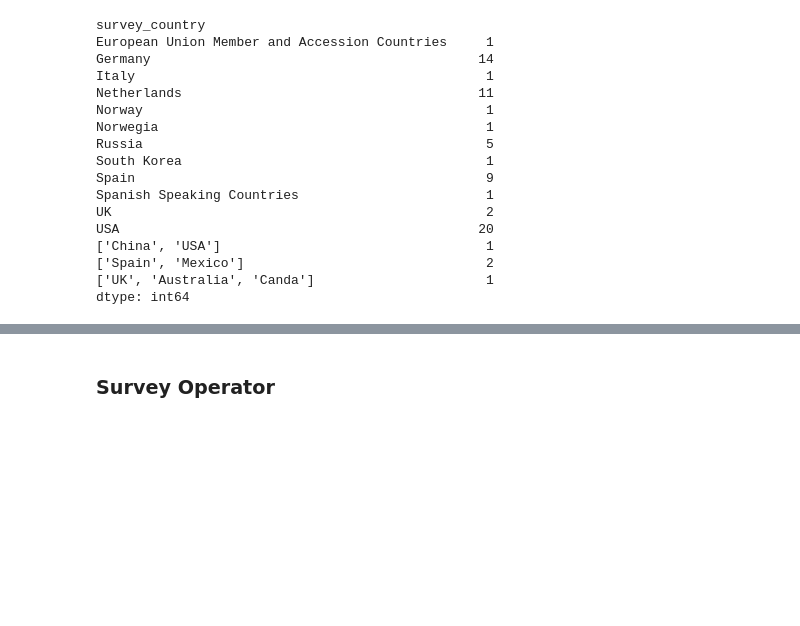
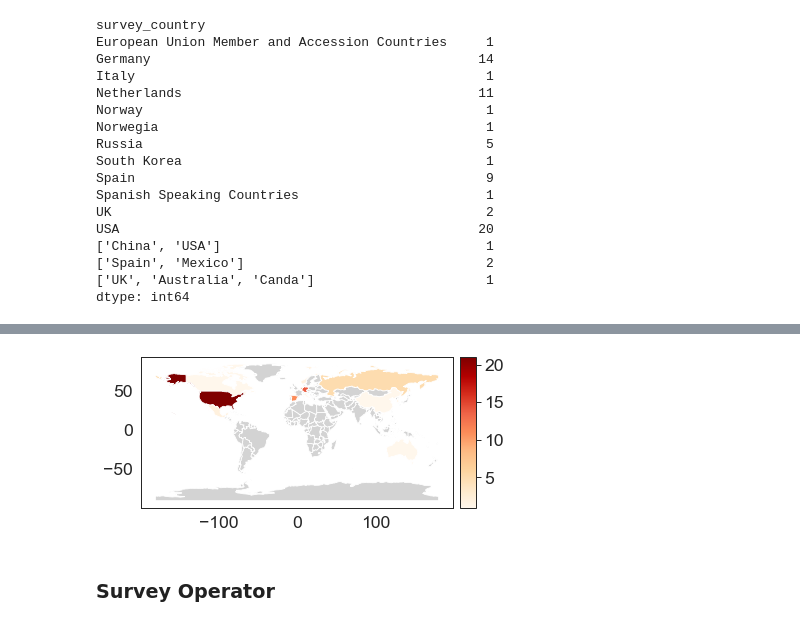
Before and after one commit to JakobLangenbahn/Smartphone_Web_Surveys_A_Systematic_Literature_Review, a Jupyter notebook: notebooks/2.0-jl-analyze-coding-results.ipynb, the cells around one changed output, grey strips where cells are left out. Saved outputs shown, nothing was run; the diff lists cells and outputs as text; code cells hidden in the pictures; blank space fills up the shorter version.

Commit message:
Update figures

```diff
--- a/notebooks/2.0-jl-analyze-coding-results.ipynb
+++ b/notebooks/2.0-jl-analyze-coding-results.ipynb
@@ -14,7 +14,7 @@ metadata_columns_include = ["Item Type", "Publication Year", "Author", "Title",
 metadata = metadata_raw[metadata_columns_include]
 # %%
 # Coding results from literature
-data_raw = pd.read_excel("../data/interim/literature_coding_results.xlsx")
+data_raw = pd.read_excel("../data/raw/literature_coding_results.xlsx")
 # %%
 # Merge data
 data = pd.merge(metadata, data_raw, how = "left", left_on='Title', right_on='article_name')
@@ -186,5 +189,4 @@ import folium
 world = gpd.read_file(gpd.datasets.get_path('naturalearth_lowres'))
 # %%
 mapped = world.merge(country_count_df, how="left", left_on=['name'], right_on=['Country'])
+mapped.fillna(0, inplace = True)
-# %%
-mapped = mapped.fillna(0)
@@ -198,3 +193,19 @@ mapped.plot(column='Count',
+# %%
+cmap = cm.get_cmap("OrRd")
+cmap.set_under(color = 'lightgrey')
+# %%
+from mpl_toolkits.axes_grid1 import make_axes_locatable
+
+fig, ax = plt.subplots(1, 1)
+
+divider = make_axes_locatable(ax)
+
+cax = divider.append_axes("right", size="5%", pad=0.1)
+
+plot_world = mapped.plot(column='Count',ax=ax, legend=True, cax=cax,cmap=cmap, vmin= 1)
+plot_world.figure.savefig('../reports/figures/surveys_per_country.png')
+# %% [output]
+[figure, added]
 # %% [markdown]
 ### Survey Operator
 # %%
```
Also changed, not shown: parts of 19 cells of this notebook, 2 other files.
